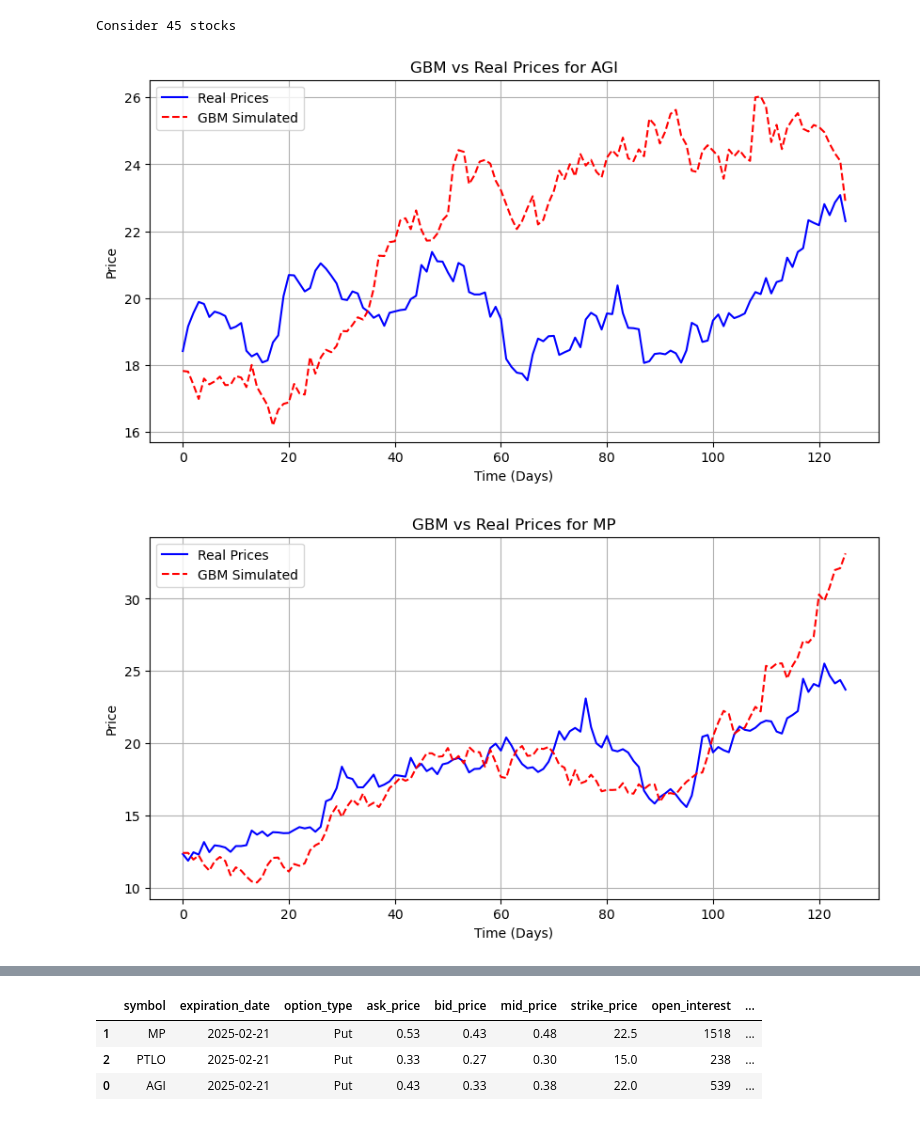
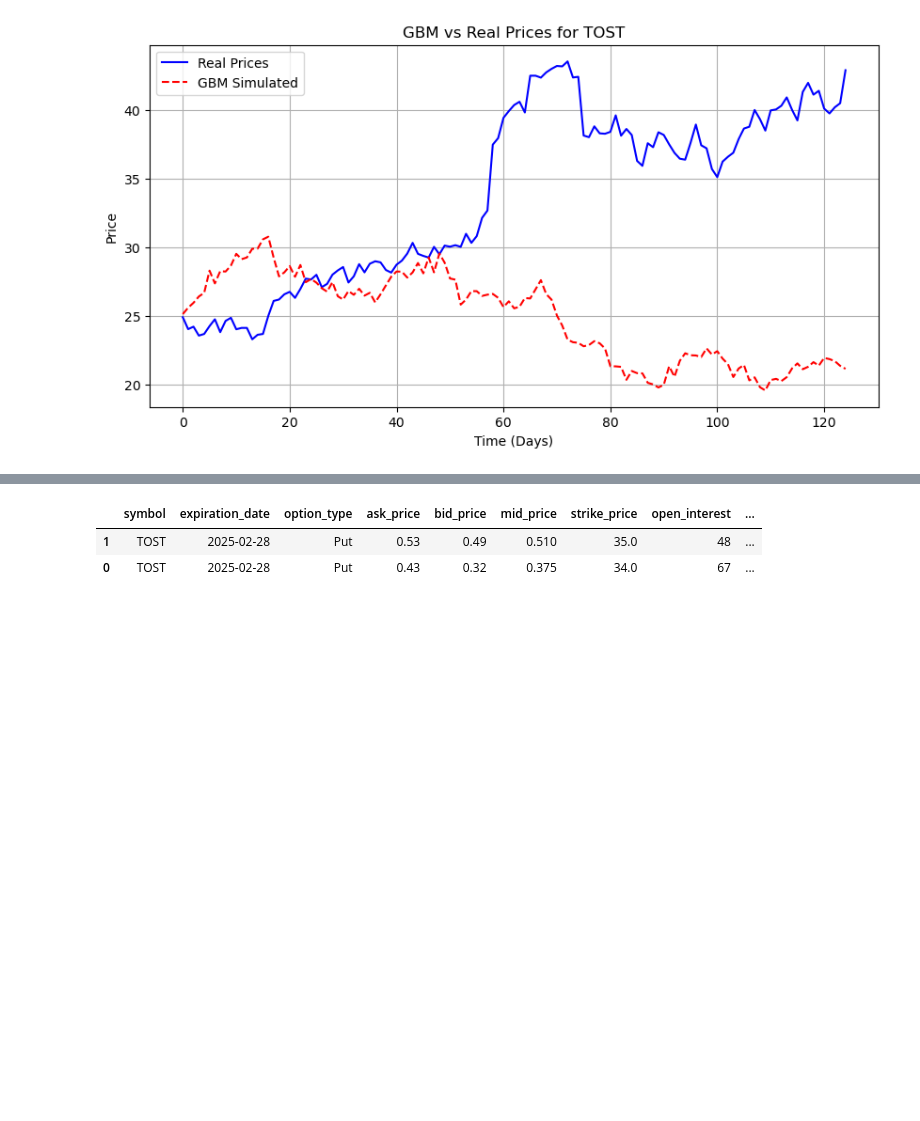
Before and after one commit to rflatley441/WheelTrader, a Jupyter notebook: CSP.ipynb, the cells around one changed output, grey strips where cells are left out. Saved outputs shown, nothing was run; the diff lists cells and outputs as text; code cells hidden in the pictures; blank space fills up the shorter version.

```diff
--- a/CSP.ipynb
+++ b/CSP.ipynb
@@ -116,7 +116,6 @@ def get_option_chain(api_key: str, secret_key: str, ticker: str, expiration_date
 
         if not option_chain:
             return None
-
         parsed_data = []
         for symbol, details in option_chain.items():
             expiration_start = len(symbol) - 15
@@ -128,16 +127,19 @@ def get_option_chain(api_key: str, secret_key: str, ticker: str, expiration_date
 
             returned = ((latest_quote.get("ap") + latest_quote.get("bp") / 2) / strike_price) * 100
 
-            if latest_quote.get("bp") != 0 and latest_quote.get("ap") != 0:
-                if (((latest_quote.get("ap") - latest_quote.get("bp")) / latest_quote.get("bp")) * 100 > 40) or greeks.get("rho") is None or returned < 0.3 or returned > 3.5:
-                    continue
+
+
+            if latest_quote.get("ap") == 0 or latest_quote.get("bp") == 0:
+                continue
+
+            if (((latest_quote.get("ap") - latest_quote.get("bp")) / latest_quote.get("bp")) * 100 > 40) or greeks.get("delta") is None or returned < 0.3 or returned > 3.5:
+                continue
 
             open_interest = get_open_interest(api_key, secret_key, symbol)
             open_interest = int(open_interest) if open_interest is not None else 0
 
             if (open_interest < 40):
                 continue
-
 
             parsed_data.append({
                 "symbol": ticker,
@@ -160,8 +162,13 @@ def get_option_chain(api_key: str, secret_key: str, ticker: str, expiration_date
             })
 
         df = pd.DataFrame(parsed_data)
+        if len(df) == 0:
+            return None
+
         df = df[(df['option_type'] == 'Put') & (df['delta'].notna())]
         return df
+
+
 
     except requests.exceptions.RequestException as e:
         print(f"Error fetching option chain: {e}")
@@ -205,7 +212,7 @@ def audit_csps(expiration_date: datetime):
 
     print(f"Consider {len(candidates)} stocks")
 
-    for symbol in candidates[0:10]:
+    for symbol in candidates:
         option_chain = get_option_chain(api_key=api_key, secret_key=secret_key, ticker=symbol, expiration_date=expiration_date)
 
         if option_chain is None or option_chain.empty:
@@ -399,11 +406,9 @@ def gbm_vs_real_graph(symbol, mu, sigma, period):
     plt.show()
 # %%
 # Analyze a bunch of stocks
-contracts = audit_csps(expiration_date = datetime(year=2025, month=2, day=21))
+# contracts = audit_csps(expiration_date = datetime(year=2025, month=2, day=21))
 
 # Analyze one stock
-# contracts = audit_single_ticker(ticker="AMD", expiration_date=datetime(year=2025, month=2, day=28))
+contracts = audit_single_ticker(ticker="TOST", expiration_date=datetime(year=2025, month=2, day=28))
 # %% [output]
-Consider 45 stocks
-[figure, old version]
+[figure, new version]
-[figure, removed]
@@ -414,9 +418,8 @@ contracts = select_optimal_contract(contracts)
 display(contracts)
 # %% [output]
 |  | symbol | expiration_date | option_type | ask_price | bid_price | mid_price | strike_price | open_interest | ... |
-| 1 | MP | 2025-02-21 | Put | 0.53 | 0.43 | 0.48 | 22.5 | 1518 | ... |
-| 2 | PTLO | 2025-02-21 | Put | 0.33 | 0.27 | 0.30 | 15.0 | 238 | ... |
-| 0 | AGI | 2025-02-21 | Put | 0.43 | 0.33 | 0.38 | 22.0 | 539 | ... |
+| 1 | TOST | 2025-02-28 | Put | 0.53 | 0.49 | 0.510 | 35.0 | 48 | ... |
+| 0 | TOST | 2025-02-28 | Put | 0.43 | 0.32 | 0.375 | 34.0 | 67 | ... |
 # %%
 # Archive
 
```
Also changed, not shown: parts of 2 cells of this notebook.
